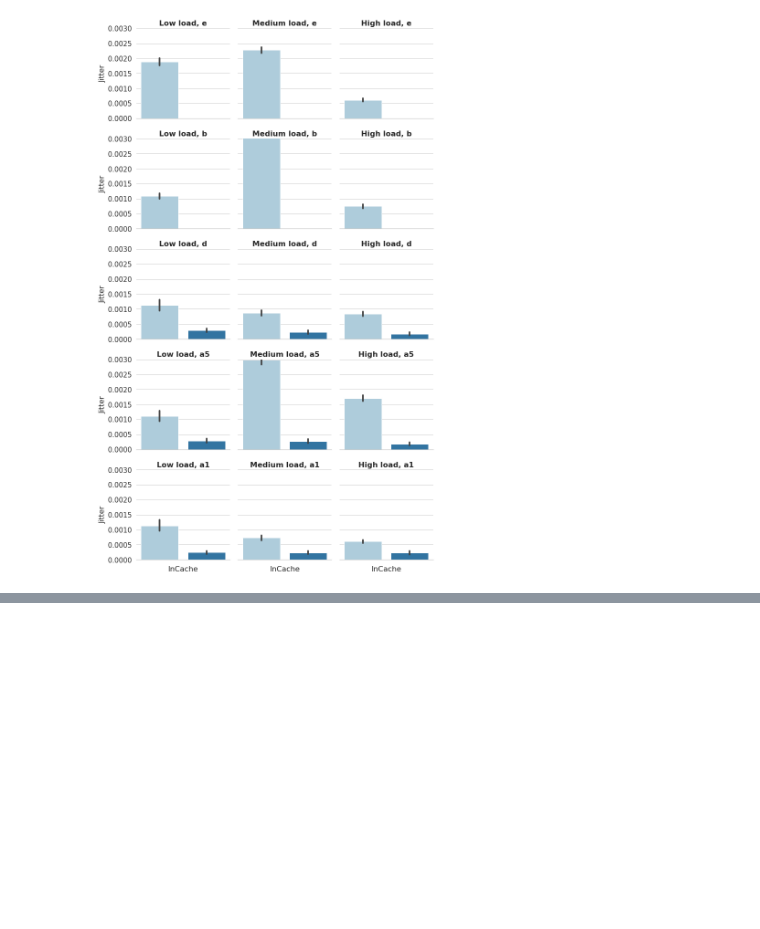
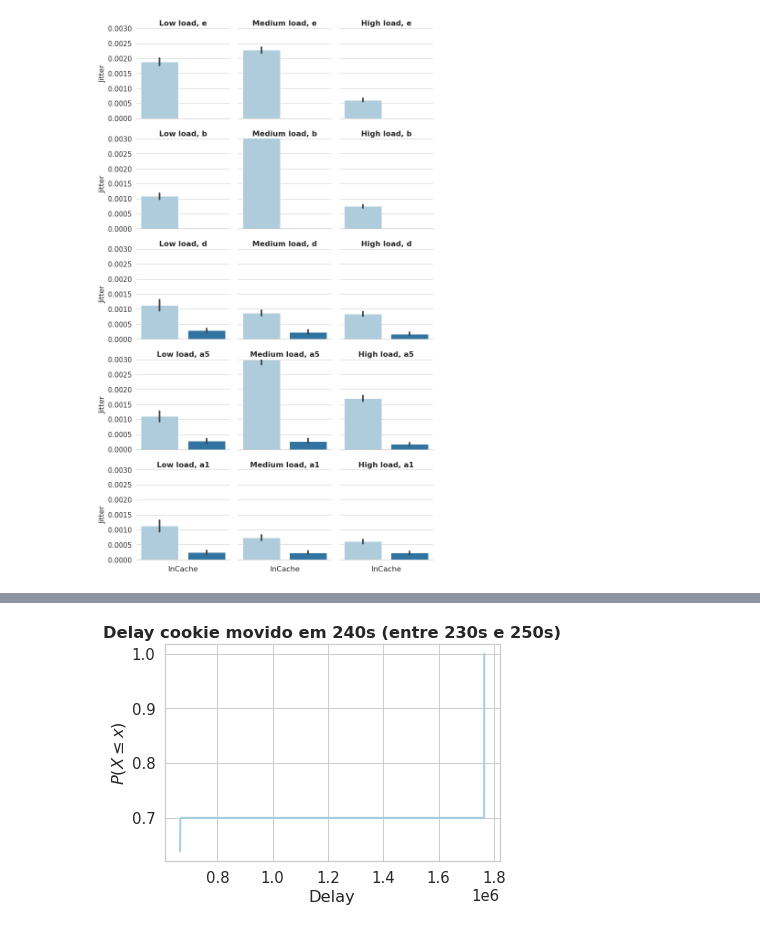
Before and after one commit to pedrobellotti/iperftestes, a Jupyter notebook: Simulacao/NovoArtigo/analisePing.ipynb, the cells around one changed output, grey strips where cells are left out. Saved outputs shown, nothing was run; the diff lists cells and outputs as text; code cells hidden in the pictures; blank space fills up the shorter version.

```diff
--- a/Simulacao/NovoArtigo/analisePing.ipynb
+++ b/Simulacao/NovoArtigo/analisePing.ipynb
@@ -212,0 +141,8 @@ dfCache.head()
+# %%
+def read_df_pingMovida ():
+    df_sed = []
+    for seed in seedsPing:
+        df = pd.read_csv ("saidas/pingv2/150hosts/seed"+str(seed)+"/a5-150hosts-"+str(seed)+"-Ping-0x0ae0ad278a75aa11_0x0ae0ad278a75aa11.log", sep='\s+')
+        df_sed.append (df)
+    df_read = pd.concat (df_sed, copy=False)
+    return df_read
@@ -212,0 +152,4 @@ dfCache.head()
+# %%
+df_Movida = read_df_pingMovida() #MOVIDA EM 240s
+df_Movida = df_Movida.query("Time > 230 and Time < 250")
+#df_Movida
@@ -212,0 +180,12 @@ dfCache.head()
+# %%
+x= np.sort(df_Movida["Delay"])
+ecdf = sm.distributions.ECDF(df_Movida["Delay"])
+y = ecdf(x)
+
+plt.title("Delay cookie movido em 240s (entre 230s e 250s)")
+plt.step(x, y, where='post')
+plt.ylabel(r'$P(X \leq x)$')
+plt.xlabel('Delay')
+plt.show()
+# %% [output]
+[figure, added]
```
Also changed, not shown: parts of 13 cells of this notebook, 2 other files.
